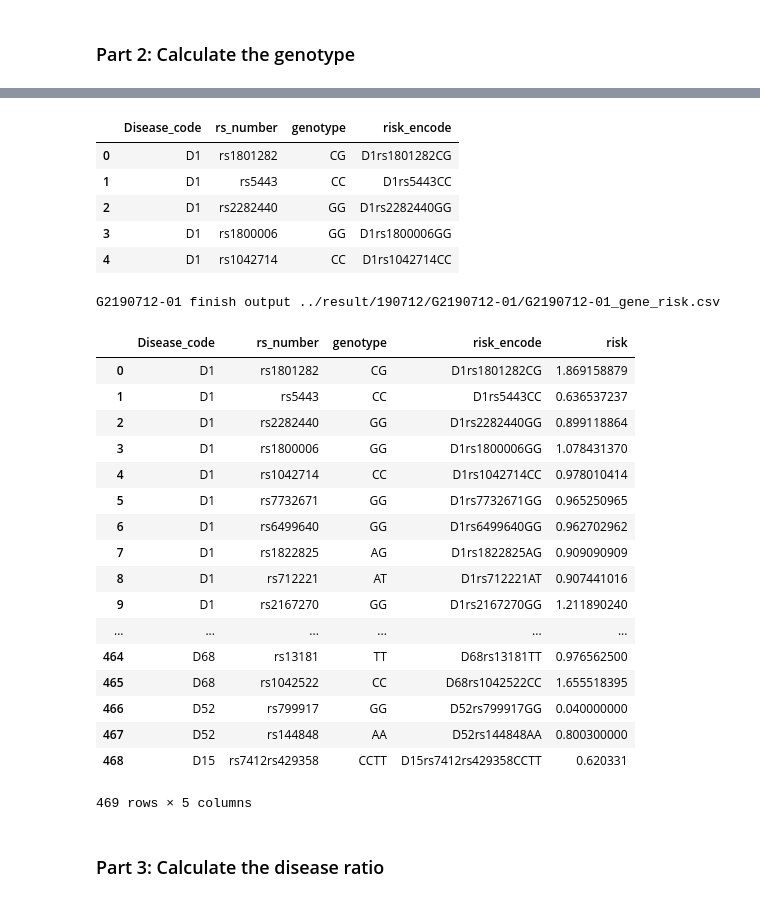
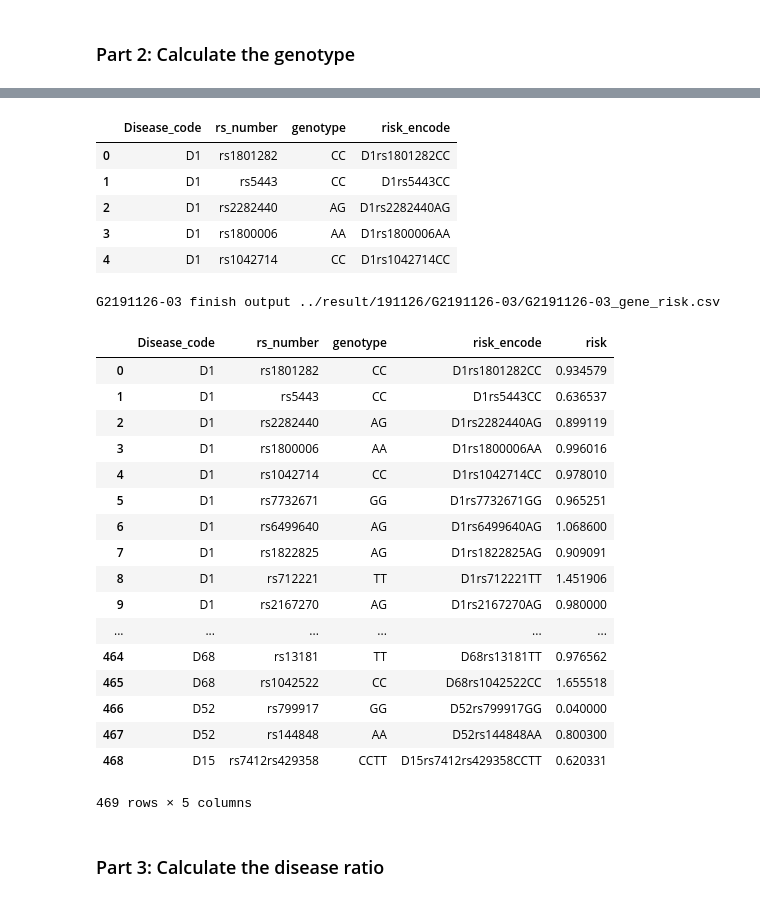
Before and after one commit to Jade-ChiaChunHou/Genetic-Testing, a Jupyter notebook: script/G2_analysis.ipynb, the cells around one changed output, grey strips where cells are left out. Saved outputs shown, nothing was run; the diff lists cells and outputs as text; code cells hidden in the pictures.

Commit message:
genetic testing analysis

```diff
--- a/script/G2_analysis.ipynb
+++ b/script/G2_analysis.ipynb
@@ -19,8 +20,8 @@ import pandas as pd
 
 G2_num = str(input("Please the G2 sample number(ex: G2190712-01): "))
 
-cycle1_dic = '../sample_data/' + G2_num +'c-cycle 1.xls'
-cycle35_dic = '../sample_data/' + G2_num + 'c-cycle 35.xls'
+cycle1_dic = '../sample_data/' + "/"+ G2_num[2:8]+ "/"+ G2_num +'c-cycle 1.xls'
+cycle35_dic = '../sample_data/' + "/"+ G2_num[2:8]+ "/"+ G2_num + 'c-cycle 35.xls'
 
 
 cycle1 = pd.read_excel(open(cycle1_dic, 'rb'),
@@ -60,7 +61,11 @@ genotype = pd.read_csv('../raw/genotype.csv')
 #############################
 
 
-risk_factor = pd.read_csv('../raw/risk_factor.csv')
+risk_factor = pd.read_csv('../raw/risk_factor.csv', float_precision='round_trip')
+
+
+
+
 
 #risk_factor.head()
 
@@ -83,15 +88,13 @@ disease_risk = pd.read_csv('../raw/disease_risk.csv')
 ##########################
 
 
-nutrient = pd.read_csv('../raw/nutrient.csv', encoding = 'utf-8')
+nutrient = pd.read_excel(open('../raw/nutrient.xlsx', 'rb'),
+              sheet_name='nutrient')
 
 #nutrient.head()
 
-
-#nutrient_SC = pd.read_excel(open('../raw/nutrient_SC.xlsx', 'rb'),
-              #sheet_name='nutrient_SC')
-
-#nutrient_SC.head()
+nutrient_SC = pd.read_excel(open('../raw/nutrient_SC.xlsx', 'rb'),
+              sheet_name='nutrient_SC')
 
 
 ###############################
@@ -99,7 +102,10 @@ nutrient = pd.read_csv('../raw/nutrient.csv', encoding = 'utf-8')
 ###############################
 
 
-nutrient_gene = pd.read_csv('../raw/nutrient_gene.csv', encoding = 'utf-8')
+#nutrient_gene = pd.read_csv('../raw/nutrient_gene.csv', encoding = 'utf-8')
+
+nutrient_gene = pd.read_excel(open('../raw/nutrient_gene.xlsx', 'rb'),
+              sheet_name='nutrient_gene')
 
 #nutrient_gene.head()
 
@@ -112,11 +118,13 @@ nutrient_gene = pd.read_csv('../raw/nutrient_gene.csv', encoding = 'utf-8')
 ###########################
 
 
-lifestyle = pd.read_csv('../raw/lifestyle.csv', encoding = 'utf-8')
+lifestyle = pd.read_excel(open('../raw/lifestyle.xlsx', 'rb'),
+              sheet_name='lifestyle')
 
 #lifestyle.head()
 
-
+lifestyle_SC = pd.read_excel(open('../raw/lifestyle_SC.xlsx', 'rb'),
+              sheet_name='lifestyle_SC')
 
 
 
@@ -512,10 +540,10 @@ disease_genotype.head()
 #print(len(risk_encode))
 # %% [output]
 |  | Disease_code | rs_number | genotype | risk_encode |
-| 0 | D1 | rs1801282 | CG | D1rs1801282CG |
+| 0 | D1 | rs1801282 | CC | D1rs1801282CC |
 | 1 | D1 | rs5443 | CC | D1rs5443CC |
-| 2 | D1 | rs2282440 | GG | D1rs2282440GG |
-| 3 | D1 | rs1800006 | GG | D1rs1800006GG |
+| 2 | D1 | rs2282440 | AG | D1rs2282440AG |
+| 3 | D1 | rs1800006 | AA | D1rs1800006AA |
 | 4 | D1 | rs1042714 | CC | D1rs1042714CC |
 # %%
 risk = []
@@ -526,6 +554,7 @@ for encode in risk_encode:
 
         a = risk_factor.loc[risk_factor['Allele_risk'] == encode].index[0]
 
+        #risk.append(format(float(risk_factor.iloc[a,1]), '.9f'))
         risk.append(risk_factor.iloc[a,1])
 
     elif encode not in list(risk_factor['Allele_risk']):
@@ -544,52 +573,52 @@ for i in range(len(risk)):
 
 
 
-gene_risk = pd.DataFrame(list(zip(disease_risk['Disease_code'], disease_risk['rs_number'], rs_genetic_risk, risk_encode, risk9)), columns=['Disease_code', 'rs_number', 'genotype', 'risk_encode', 'risk'])
+gene_risk = pd.DataFrame(list(zip(disease_risk['Disease_code'], disease_risk['rs_number'], rs_genetic_risk, risk_encode, risk)), columns=['Disease_code', 'rs_number', 'genotype', 'risk_encode', 'risk'])
 
 # add apoe in the last row
 
 d15_g1_encode = disease_risk['Disease_code'][93] + disease_risk['rs_number'][93] + disease_risk['rs_number'][94] + rs_genetic_risk[93] + rs_genetic_risk[94]
 d15_g1 = float(risk_factor.iloc[risk_factor.loc[risk_factor['Allele_risk'] == d15_g1_encode].index[0], 1])
 d15_apoe = [{'Disease_code':'D15','rs_number': disease_risk['rs_number'][93] + disease_risk['rs_number'][94],'genotype': rs_genetic_risk[93] + rs_genetic_risk[94],'risk_encode': disease_risk['Disease_code'][93] + disease_risk['rs_number'][93] + disease_risk['rs_number'][94] + rs_genetic_risk[93] + rs_genetic_risk[94],'risk': float(risk_factor.iloc[risk_factor.loc[risk_factor['Allele_risk'] == d15_g1_encode].index[0], 1])}]
 
 gene_risk.loc[len(gene_risk.index)]=list(d15_apoe[0].values())
 
 #gene_risk.append(d15_apoe, ignore_index=True, sort=False)
 
 
 # gene_risk write to csv file
 
 outname = G2_num + '_gene_risk.csv'
 
 outdir = '../result/' + G2_num[2:8] + '/' + G2_num + '/'
 if not os.path.exists(outdir):
     os.mkdir(outdir)
 
 fullname = os.path.join(outdir, outname)
 
 gene_risk.to_csv(fullname)
 
 print(G2_num + ' finish output ' + fullname + '\n')
 
 gene_risk.head(500)
 # %% [output]
-G2190712-01 finish output ../result/190712/G2190712-01/G2190712-01_gene_risk.csv
+G2191126-03 finish output ../result/191126/G2191126-03/G2191126-03_gene_risk.csv
 |  | Disease_code | rs_number | genotype | risk_encode | risk |
-| 0 | D1 | rs1801282 | CG | D1rs1801282CG | 1.869158879 |
-| 1 | D1 | rs5443 | CC | D1rs5443CC | 0.636537237 |
-| 2 | D1 | rs2282440 | GG | D1rs2282440GG | 0.899118864 |
-| 3 | D1 | rs1800006 | GG | D1rs1800006GG | 1.078431370 |
-| 4 | D1 | rs1042714 | CC | D1rs1042714CC | 0.978010414 |
-| 5 | D1 | rs7732671 | GG | D1rs7732671GG | 0.965250965 |
-| 6 | D1 | rs6499640 | GG | D1rs6499640GG | 0.962702962 |
-| 7 | D1 | rs1822825 | AG | D1rs1822825AG | 0.909090909 |
-| 8 | D1 | rs712221 | AT | D1rs712221AT | 0.907441016 |
-| 9 | D1 | rs2167270 | GG | D1rs2167270GG | 1.211890240 |
+| 0 | D1 | rs1801282 | CC | D1rs1801282CC | 0.934579 |
+| 1 | D1 | rs5443 | CC | D1rs5443CC | 0.636537 |
+| 2 | D1 | rs2282440 | AG | D1rs2282440AG | 0.899119 |
+| 3 | D1 | rs1800006 | AA | D1rs1800006AA | 0.996016 |
+| 4 | D1 | rs1042714 | CC | D1rs1042714CC | 0.978010 |
+| 5 | D1 | rs7732671 | GG | D1rs7732671GG | 0.965251 |
+| 6 | D1 | rs6499640 | AG | D1rs6499640AG | 1.068600 |
+| 7 | D1 | rs1822825 | AG | D1rs1822825AG | 0.909091 |
+| 8 | D1 | rs712221 | TT | D1rs712221TT | 1.451906 |
+| 9 | D1 | rs2167270 | AG | D1rs2167270AG | 0.980000 |
 | ... | ... | ... | ... | ... | ... |
-| 464 | D68 | rs13181 | TT | D68rs13181TT | 0.976562500 |
-| 465 | D68 | rs1042522 | CC | D68rs1042522CC | 1.655518395 |
-| 466 | D52 | rs799917 | GG | D52rs799917GG | 0.040000000 |
-| 467 | D52 | rs144848 | AA | D52rs144848AA | 0.800300000 |
+| 464 | D68 | rs13181 | TT | D68rs13181TT | 0.976562 |
+| 465 | D68 | rs1042522 | CC | D68rs1042522CC | 1.655518 |
+| 466 | D52 | rs799917 | GG | D52rs799917GG | 0.040000 |
+| 467 | D52 | rs144848 | AA | D52rs144848AA | 0.800300 |
 | 468 | D15 | rs7412rs429358 | CCTT | D15rs7412rs429358CCTT | 0.620331 |
 469 rows × 5 columns
 # %% [markdown]
```
Also changed, not shown: parts of 33 cells of this notebook, 1 other file.
